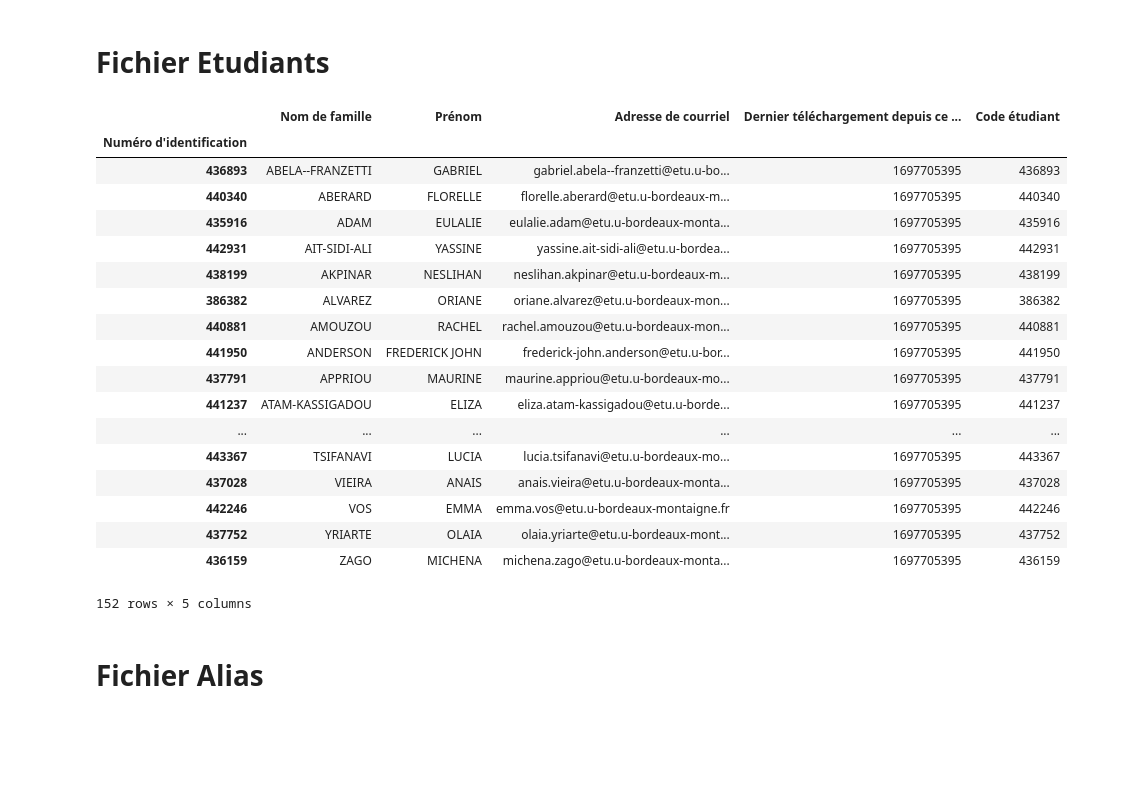
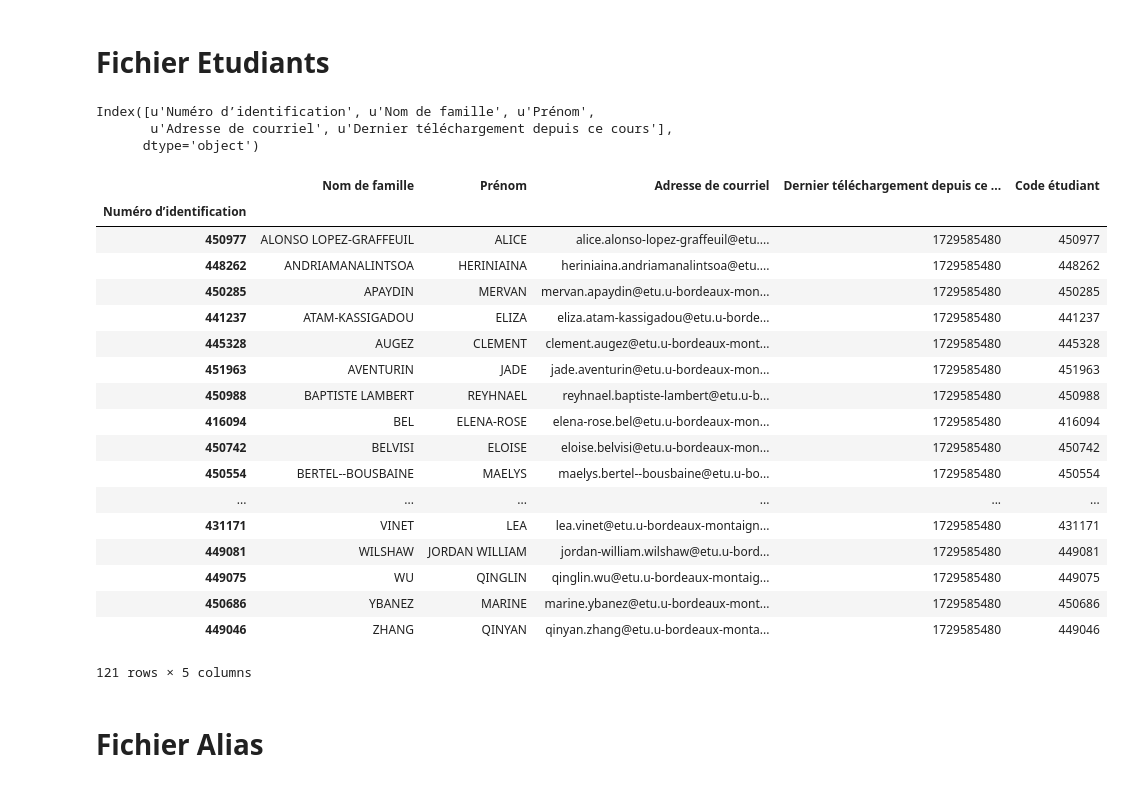
Before and after one commit to gboye/Divers, a Jupyter notebook: Montaigne/Quizzoodle-QuizzAll-Notes-V3.ipynb, the cells around one changed output. Drawn from its saved outputs; the diff is of its cells as text; code cells hidden in the pictures; blank space fills up the shorter version.

```diff
--- a/Montaigne/Quizzoodle-QuizzAll-Notes-V3.ipynb
+++ b/Montaigne/Quizzoodle-QuizzAll-Notes-V3.ipynb
@@ -4,8 +4,8 @@ import itertools as it
 import pandas as pd
 # %%
 nQuizz=10
-nAnnee=23
-repQuizz="/Users/gilles/ownCloud/Cours/Bordeaux/L1-LinguistiqueGenerale/01-NotesQuizz/"
+nAnnee=24
+repQuizz="/Users/gilles/sDrive/Cours/Bordeaux/L1-LinguistiqueGenerale/01-NotesQuizz/"
 fQuizzoodle=repQuizz+"QuizzAll.csv"
 fAliasQDLE=repQuizz+"Quizz-Alias.yaml"
 fNotesOriginales=repQuizz+"%d-Quizz-Notes.xlsx"%nAnnee
@@ -31,31 +31,37 @@ def invert_dict(d):
     return inverse
 # %% [markdown]
 # Fichier Etudiants
+# %%
+dfCM=pd.read_csv(filepath_or_buffer=fCM,sep="\t",encoding="utf8")
+dfCM.columns
+# %% [output]
+Index([u'Numéro d’identification', u'Nom de famille', u'Prénom',
+       u'Adresse de courriel', u'Dernier téléchargement depuis ce cours'],
+      dtype='object')
 # %%
-dfCM=pd.read_csv(filepath_or_buffer=fCM,sep="\t",encoding="utf8")
-dfCM.set_index(u"Numéro d'identification",inplace=True)
+dfCM.set_index(u"Numéro d’identification",inplace=True)
 dfCM[u"Code étudiant"]=dfCM.index.astype(unicode)
 dfCM
 # %% [output]
 |  | Nom de famille | Prénom | Adresse de courriel | Dernier téléchargement depuis ce ... | Code étudiant |
-| Numéro d'identification |  |  |  |  |  |
-| 436893 | ABELA--FRANZETTI | GABRIEL | gabriel.abela--franzetti@etu.u-bo... | 1697705395 | 436893 |
-| 440340 | ABERARD | FLORELLE | florelle.aberard@etu.u-bordeaux-m... | 1697705395 | 440340 |
-| 435916 | ADAM | EULALIE | eulalie.adam@etu.u-bordeaux-monta... | 1697705395 | 435916 |
-| 442931 | AIT-SIDI-ALI | YASSINE | yassine.ait-sidi-ali@etu.u-bordea... | 1697705395 | 442931 |
-| 438199 | AKPINAR | NESLIHAN | neslihan.akpinar@etu.u-bordeaux-m... | 1697705395 | 438199 |
-| 386382 | ALVAREZ | ORIANE | oriane.alvarez@etu.u-bordeaux-mon... | 1697705395 | 386382 |
-| 440881 | AMOUZOU | RACHEL | rachel.amouzou@etu.u-bordeaux-mon... | 1697705395 | 440881 |
-| 441950 | ANDERSON | FREDERICK JOHN | frederick-john.anderson@etu.u-bor... | 1697705395 | 441950 |
-| 437791 | APPRIOU | MAURINE | maurine.appriou@etu.u-bordeaux-mo... | 1697705395 | 437791 |
-| 441237 | ATAM-KASSIGADOU | ELIZA | eliza.atam-kassigadou@etu.u-borde... | 1697705395 | 441237 |
+| Numéro d’identification |  |  |  |  |  |
+| 450977 | ALONSO LOPEZ-GRAFFEUIL | ALICE | alice.alonso-lopez-graffeuil@etu.... | 1729585480 | 450977 |
+| 448262 | ANDRIAMANALINTSOA | HERINIAINA | heriniaina.andriamanalintsoa@etu.... | 1729585480 | 448262 |
+| 450285 | APAYDIN | MERVAN | mervan.apaydin@etu.u-bordeaux-mon... | 1729585480 | 450285 |
+| 441237 | ATAM-KASSIGADOU | ELIZA | eliza.atam-kassigadou@etu.u-borde... | 1729585480 | 441237 |
+| 445328 | AUGEZ | CLEMENT | clement.augez@etu.u-bordeaux-mont... | 1729585480 | 445328 |
+| 451963 | AVENTURIN | JADE | jade.aventurin@etu.u-bordeaux-mon... | 1729585480 | 451963 |
+| 450988 | BAPTISTE LAMBERT | REYHNAEL | reyhnael.baptiste-lambert@etu.u-b... | 1729585480 | 450988 |
+| 416094 | BEL | ELENA-ROSE | elena-rose.bel@etu.u-bordeaux-mon... | 1729585480 | 416094 |
+| 450742 | BELVISI | ELOISE | eloise.belvisi@etu.u-bordeaux-mon... | 1729585480 | 450742 |
+| 450554 | BERTEL--BOUSBAINE | MAELYS | maelys.bertel--bousbaine@etu.u-bo... | 1729585480 | 450554 |
 | ... | ... | ... | ... | ... | ... |
-| 443367 | TSIFANAVI | LUCIA | lucia.tsifanavi@etu.u-bordeaux-mo... | 1697705395 | 443367 |
-| 437028 | VIEIRA | ANAIS | anais.vieira@etu.u-bordeaux-monta... | 1697705395 | 437028 |
-| 442246 | VOS | EMMA | emma.vos@etu.u-bordeaux-montaigne.fr | 1697705395 | 442246 |
-| 437752 | YRIARTE | OLAIA | olaia.yriarte@etu.u-bordeaux-mont... | 1697705395 | 437752 |
-| 436159 | ZAGO | MICHENA | michena.zago@etu.u-bordeaux-monta... | 1697705395 | 436159 |
+| 431171 | VINET | LEA | lea.vinet@etu.u-bordeaux-montaign... | 1729585480 | 431171 |
+| 449081 | WILSHAW | JORDAN WILLIAM | jordan-william.wilshaw@etu.u-bord... | 1729585480 | 449081 |
+| 449075 | WU | QINGLIN | qinglin.wu@etu.u-bordeaux-montaig... | 1729585480 | 449075 |
+| 450686 | YBANEZ | MARINE | marine.ybanez@etu.u-bordeaux-mont... | 1729585480 | 450686 |
+| 449046 | ZHANG | QINYAN | qinyan.zhang@etu.u-bordeaux-monta... | 1729585480 | 449046 |
-152 rows × 5 columns
+121 rows × 5 columns
 # %% [markdown]
 # Fichier Alias
 # %%
```
Also changed, not shown: parts of 15 cells of this notebook, 19 other files.
